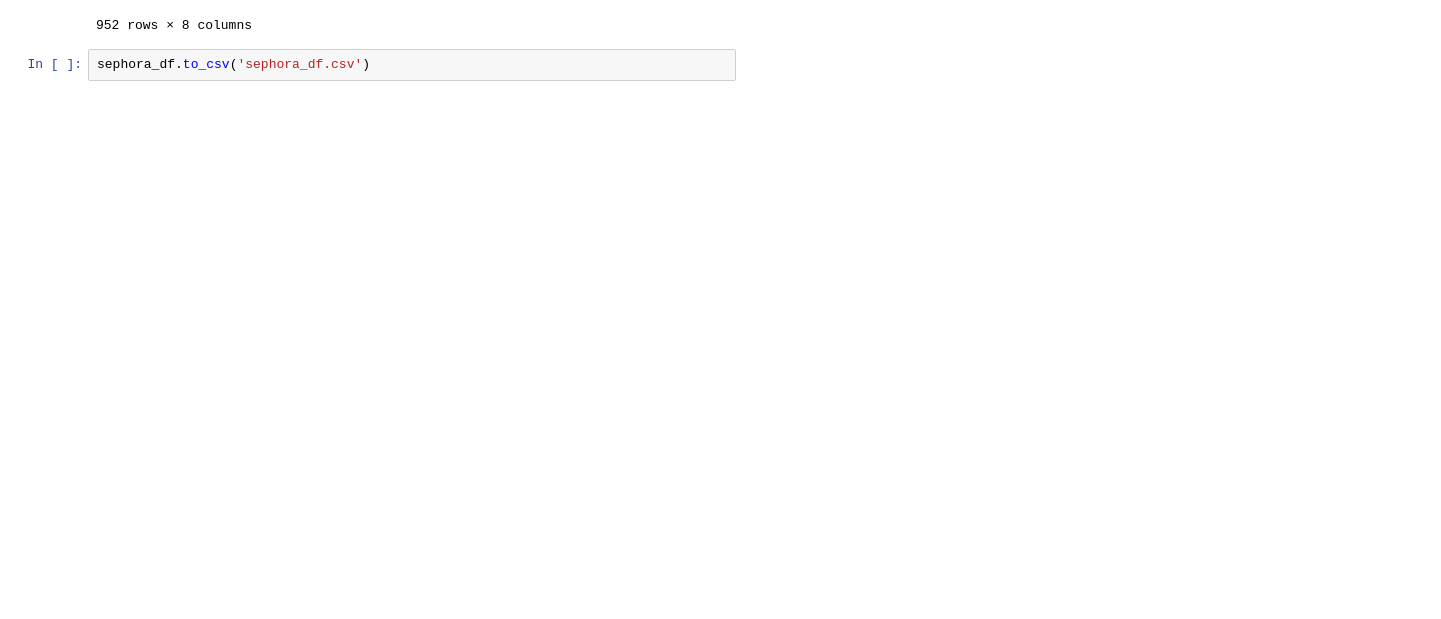
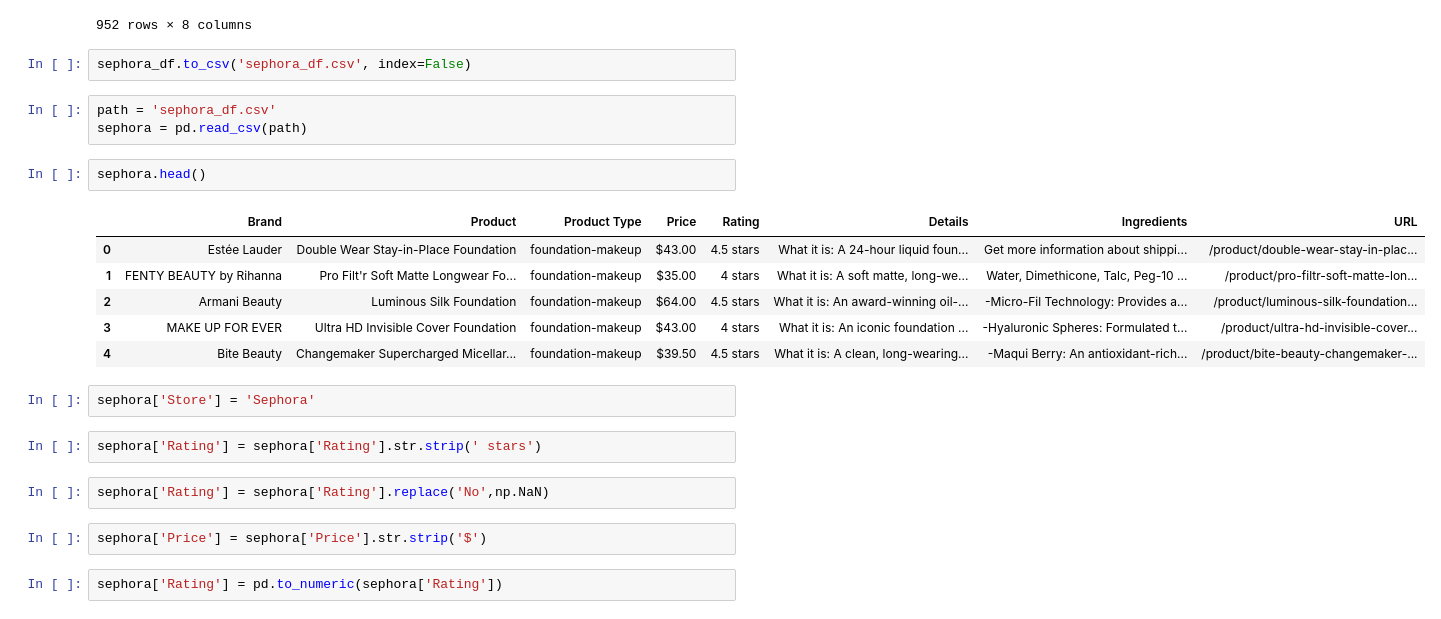
Before and after one commit to nawdah/cosmetics-proj, a Jupyter notebook: sephora_scraping.ipynb, the cells around one changed output. Saved outputs shown, nothing was run; the diff lists cells and outputs as text; blank space fills up the shorter version.

```diff
--- a/sephora_scraping.ipynb
+++ b/sephora_scraping.ipynb
@@ -207,4 +208,26 @@ sephora_df
 | 951 | Verb | Sea Conditioner | conditioner-hair | $18.00 | 3.5 stars | What it is: A texture-boosting co... | -Sea Water: Protects hair from br... | /product/sea-conditioner-P419436?... |
 952 rows × 8 columns
 # %%
-sephora_df.to_csv('sephora_df.csv')
+sephora_df.to_csv('sephora_df.csv', index=False)
+# %%
+path = 'sephora_df.csv'
+sephora = pd.read_csv(path)
+# %%
+sephora.head()
+# %% [output]
+|  | Brand | Product | Product Type | Price | Rating | Details | Ingredients | URL |
+| 0 | Estée Lauder | Double Wear Stay-in-Place Foundation | foundation-makeup | $43.00 | 4.5 stars | What it is: A 24-hour liquid foun... | Get more information about shippi... | /product/double-wear-stay-in-plac... |
+| 1 | FENTY BEAUTY by Rihanna | Pro Filt'r Soft Matte Longwear Fo... | foundation-makeup | $35.00 | 4 stars | What it is: A soft matte, long-we... | Water, Dimethicone, Talc, Peg-10 ... | /product/pro-filtr-soft-matte-lon... |
+| 2 | Armani Beauty | Luminous Silk Foundation | foundation-makeup | $64.00 | 4.5 stars | What it is: An award-winning oil-... | -Micro-Fil Technology: Provides a... | /product/luminous-silk-foundation... |
+| 3 | MAKE UP FOR EVER | Ultra HD Invisible Cover Foundation | foundation-makeup | $43.00 | 4 stars | What it is: An iconic foundation ... | -Hyaluronic Spheres: Formulated t... | /product/ultra-hd-invisible-cover... |
+| 4 | Bite Beauty | Changemaker Supercharged Micellar... | foundation-makeup | $39.50 | 4.5 stars | What it is: A clean, long-wearing... | -Maqui Berry: An antioxidant-rich... | /product/bite-beauty-changemaker-... |
+# %%
+sephora['Store'] = 'Sephora'
+# %%
+sephora['Rating'] = sephora['Rating'].str.strip(' stars')
+# %%
+sephora['Rating'] = sephora['Rating'].replace('No',np.NaN)
+# %%
+sephora['Price'] = sephora['Price'].str.strip('$')
+# %%
+sephora['Rating'] = pd.to_numeric(sephora['Rating'])
```
Also changed, not shown: parts of 10 cells of this notebook, 1 other file.
